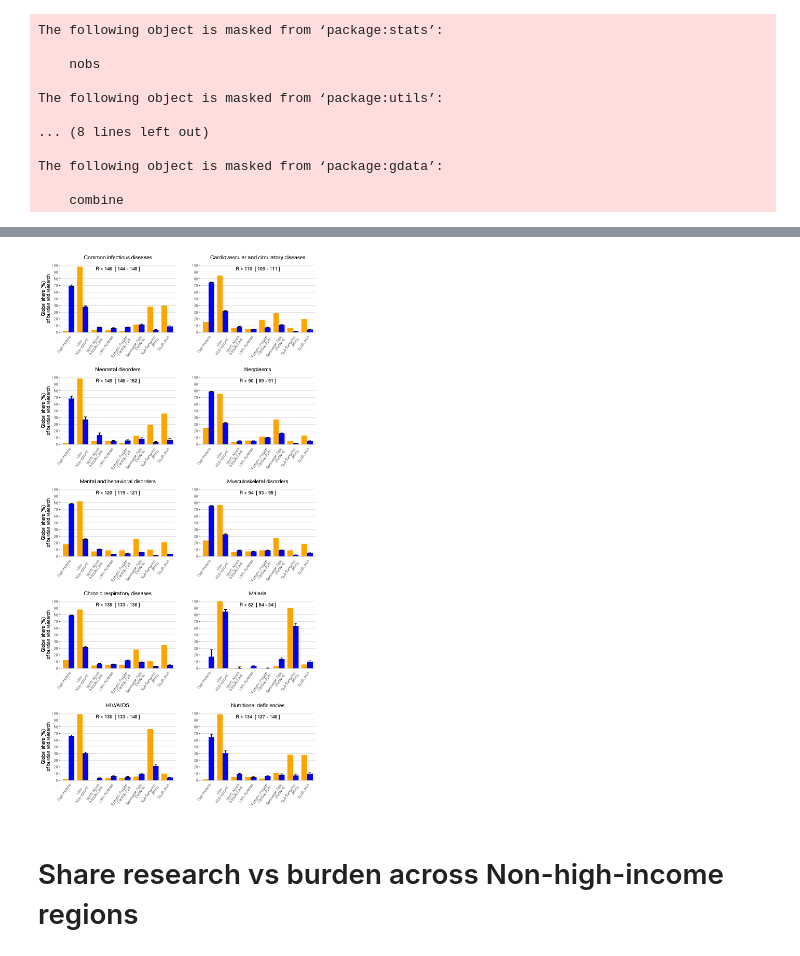
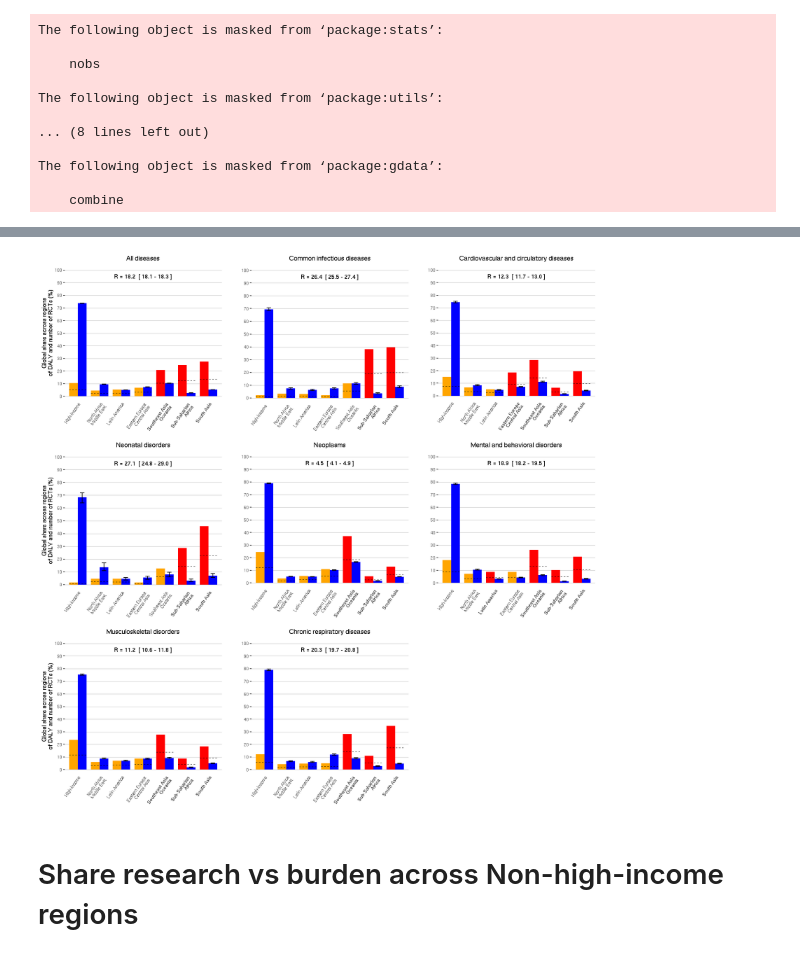
Before and after one commit to iatal/RCTvsBurden, a Jupyter notebook: C- Comparison research effort and health needs/C.3- Within diseases across non-HI regions.ipynb, the cells around one changed output, grey strips where cells are left out. Cells and saved outputs as stored; diff of their text form; code cells hidden in the pictures.

Commit message:
several reparations, improving plots, adding all diseases for plots within diseases, making plots generic

```diff
--- a/C- Comparison research effort and health needs/C.3- Within diseases across non-HI regions.ipynb
+++ b/C- Comparison research effort and health needs/C.3- Within diseases across non-HI regions.ipynb
@@ -91,5 +97,5 @@ gbd_t_r <- GBD[GBD$Disease=="all" & GBD$metr=="daly" & GBD$Region!="High-income"
 # %%
-regs <- c("High-income", "Non-HI", as.character(gbd_t_r$Region)[order(gbd_t_r$burden)])
+regs <- c("High-income", as.character(gbd_t_r$Region)[order(gbd_t_r$burden)])
 regs
 # %% [output]
 [1] "High-income"
@@ -103,6 +108,5 @@ regs
 # %%
 regs_lab <- c("High-income",
-             "Non-    \nhigh-income",
              "North Africa\nMiddle East",
              "Latin America",
              "Eastern Europe\nCentral Asia",
@@ -111,6 +115,7 @@ regs_lab <- c("High-income",
              "South Asia")
 # %%
 #10 diseases with highest burden
-bglob_dis <- GBD[GBD$Region=="All" & GBD$metr=="daly",]
+bglob_dis <- DT[DT$Region=="All" & DT$Disease!="All",
+                c(2,intersect(grep("^burden",names(DT)),grep(metr_burden,names(DT)))),]
 bglob_dis <- bglob_dis[order(bglob_dis$burden,decreasing = TRUE),]
-dis <- as.character(bglob_dis$Disease)[1:10]
+dis <- c("All",as.character(bglob_dis$Disease)[1:10])
@@ -123,4 +142,6 @@ paste(format(round(x[2]),nsmall = 0),
     }
+# %%
+max_plot <- 100
 # %%
 L <- list()
 for(i in 1:length(dis)){
@@ -205,10 +238,10 @@ for(i in 1:length(dis)){
 
 }
 # %%
-options(repr.plot.width=9, repr.plot.height=18)
+options(repr.plot.width=15, repr.plot.height=15)
 
-grid.arrange(L[[1]],L[[2]],L[[3]],L[[4]],L[[5]],L[[6]],L[[7]],L[[8]],L[[9]],L[[10]], ncol=2)
+grid.arrange(L[[1]],L[[2]],L[[3]],L[[4]],L[[5]],L[[6]],L[[7]],L[[8]] , ncol=3)
 # %% [output]
-[figure, old version]
+[figure, new version]
 # %%
 ggsave(filename = "../Figures/RCTs_vs_DALYs_withindis.pdf",
```
Also changed, not shown: parts of 23 cells of this notebook, 9 other files.
